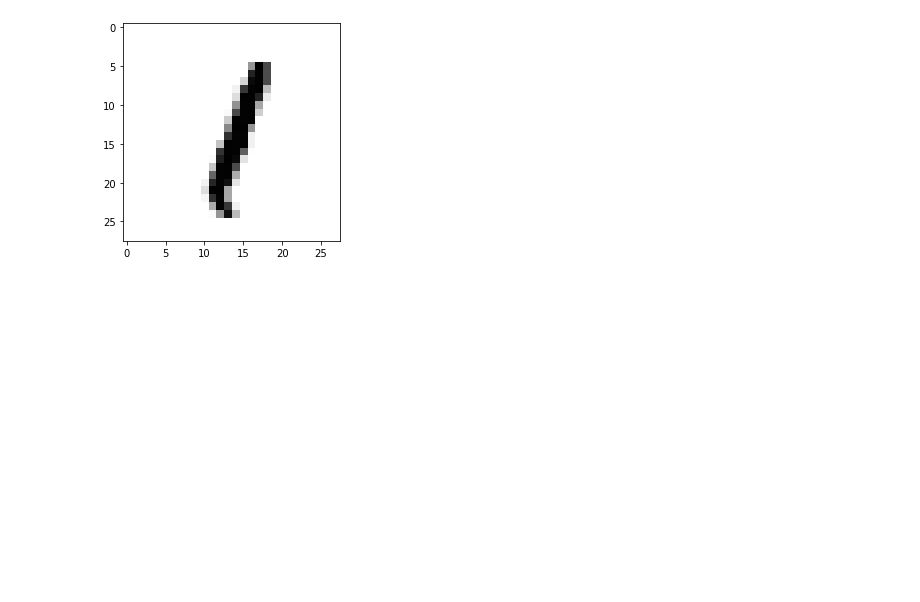
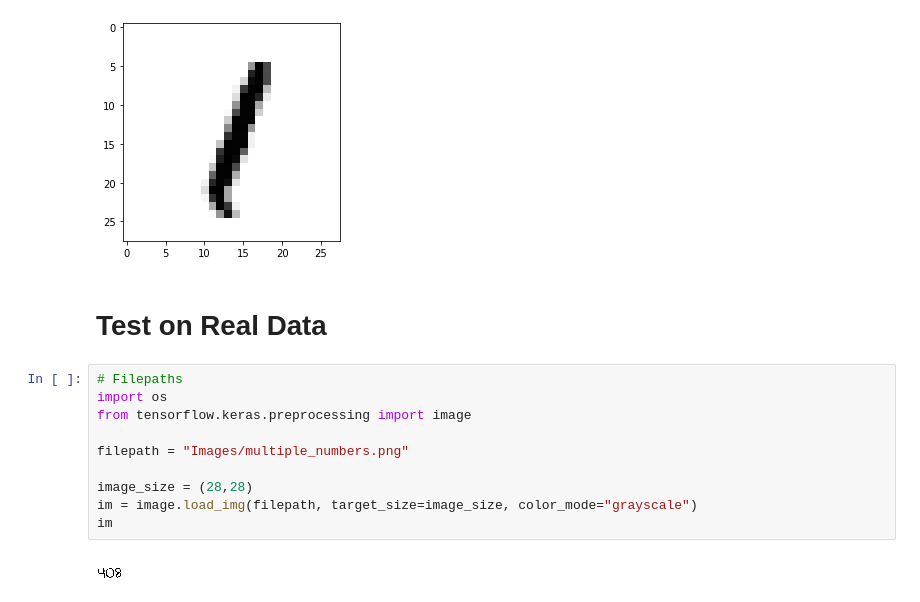
Before and after one commit to diannejardinez/cnn-for-computer-vision, a Jupyter notebook: CNN-MNIST-digits/MNIST-CNN-Digits.ipynb, the cells around one changed output. Drawn from its saved outputs; the diff is of its cells as text; blank space fills up the shorter version.

Commit message:
testing real numbers

```diff
--- a/CNN-MNIST-digits/MNIST-CNN-Digits.ipynb
+++ b/CNN-MNIST-digits/MNIST-CNN-Digits.ipynb
@@ -265,3 +264,17 @@ Predicted class: [8]
 Test Number:9
 Predicted class: [1]
 [figure]
+# %% [markdown]
+# Test on Real Data
+# %%
+# Filepaths
+import os
+from tensorflow.keras.preprocessing import image
+
+filepath = "Images/multiple_numbers.png"
+
+image_size = (28,28)
+im = image.load_img(filepath, target_size=image_size, color_mode="grayscale")
+im
+# %% [output]
+[figure, added]
```
Also changed, not shown: parts of 11 cells of this notebook, 2 other files.
